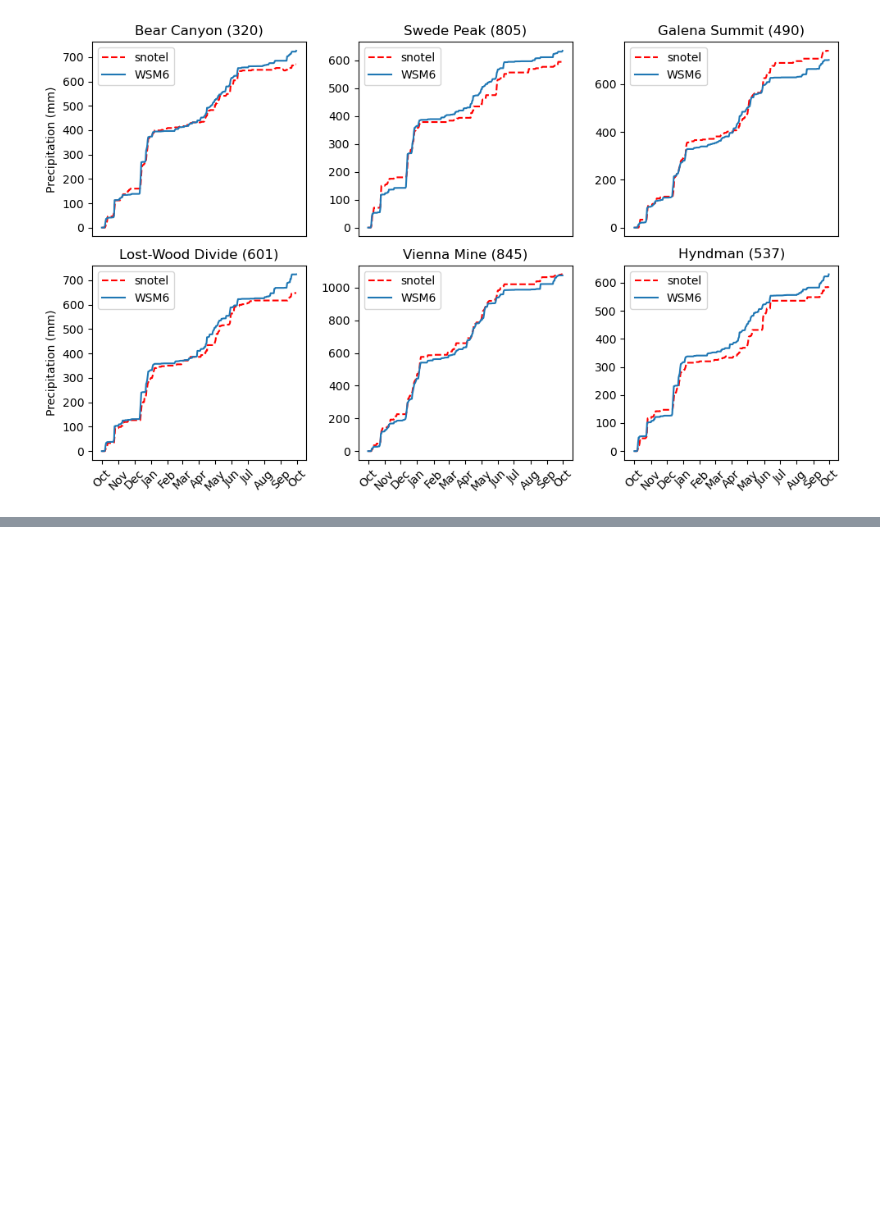
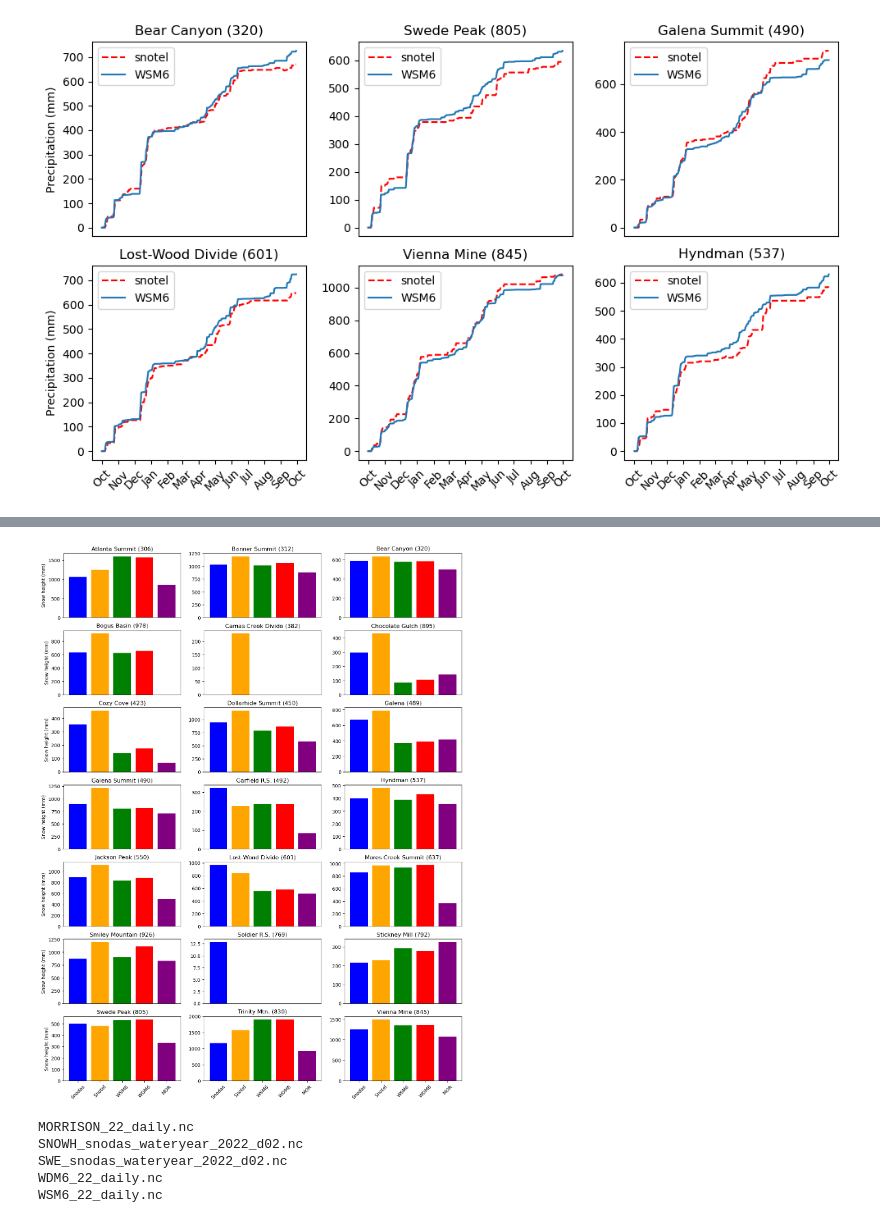
Before and after one commit to stanleyakor1/Python-tutorial, a Jupyter notebook: wrf-python/WY_2022_ANALYSIS.ipynb, the cells around one changed output, grey strips where cells are left out. Cells and saved outputs as stored; diff of their text form; code cells hidden in the pictures; blank space fills up the shorter version.

```diff
--- a/wrf-python/WY_2022_ANALYSIS.ipynb
+++ b/wrf-python/WY_2022_ANALYSIS.ipynb
@@ -28,6 +40,25 @@ y.multiple_points()
+# %%
+
+snodas_file='/bsuhome/stanleyakor/wateryear_2022/SNOWH_snodas_wateryear_2022_d02.nc'
+sn_regrid = regrid_snodas(d02_path,snodas_file,'SNWZ')
+snodas_file = sn_regrid.isel(XTIME=182)
+# %%
+
+histogram = hist('NRCS_SNOTEL_Locations_noAlaska.csv','temp2',\
+               '/bsuhome/stanleyakor/scratch/WY_22_THOMPSON/wrfout_d02_2021-09-29_00:00:00',\
+               path + 'WSM6_22_daily.nc', 'TEST','WSM6',snodas_file)
 # %%
-d01_path = '/bsuhome/stanleyakor/scratch/WY_22_THOMPSON/wrfout_d01_2021-09-29_00:00:00'
-d02_path = '/bsuhome/stanleyakor/scratch/WY_22_THOMPSON/wrfout_d02_2021-09-29_00:00:00'
-
-plot_wrf_domain(d01_path, d02_path)
+histogram.make_plots(file_list)
+# %% [output]
+[figure, added]
+# %%
+%%bash
+cd /bsuhome/stanleyakor/wateryear_2022/
+ls
+# %% [output]
+MORRISON_22_daily.nc
+SNOWH_snodas_wateryear_2022_d02.nc
+SWE_snodas_wateryear_2022_d02.nc
+WDM6_22_daily.nc
+WSM6_22_daily.nc
 # %%
```
Also changed, not shown: parts of 13 cells of this notebook, 1 other file.
